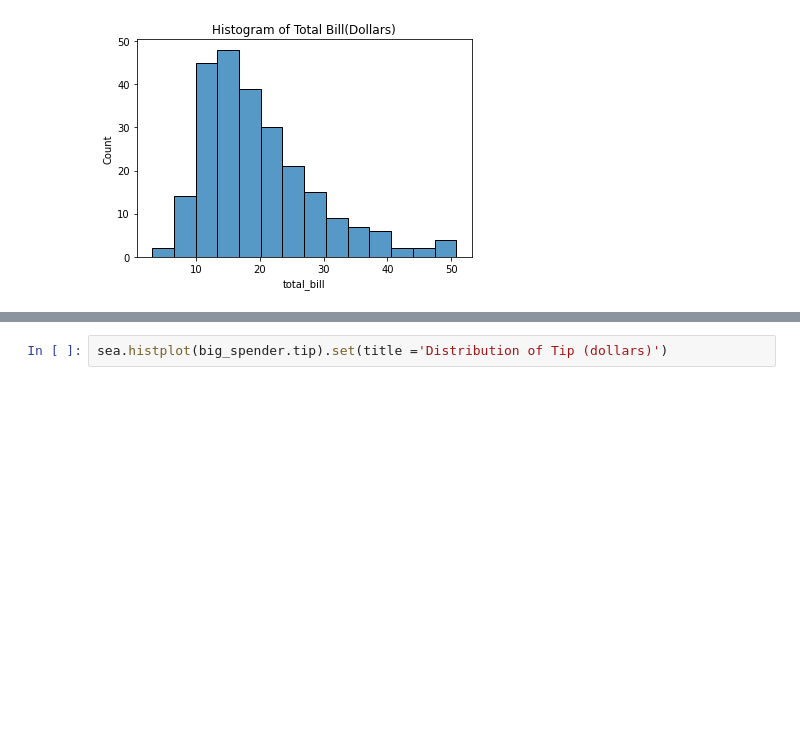
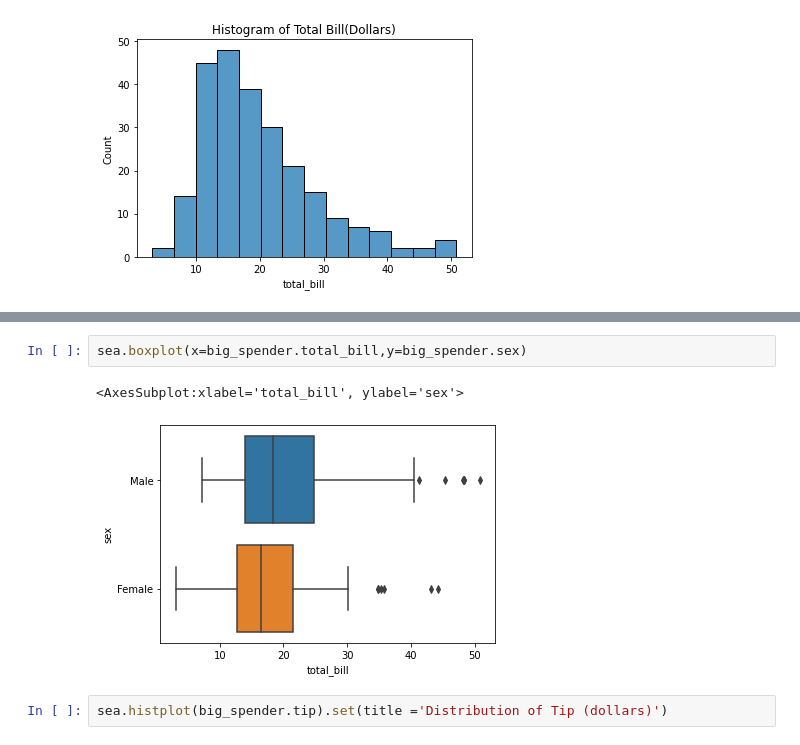
Before and after one commit to davidjayjackson/python-pandas-seaborn, a Jupyter notebook: python_pandas_intro.ipynb, the cells around one changed output, grey strips where cells are left out. Cells and saved outputs as stored; diff of their text form; blank space fills up the shorter version.

```diff
--- a/python_pandas_intro.ipynb
+++ b/python_pandas_intro.ipynb
@@ -69,3 +77,8 @@ sea.histplot(big_spender.total_bill).set(title ='Histogram of Total Bill(Dollars
+# %%
+sea.boxplot(x=big_spender.total_bill,y=big_spender.sex)
+# %% [output]
+<AxesSubplot:xlabel='total_bill', ylabel='sex'>
+[figure, added]
 # %%
 sea.histplot(big_spender.tip).set(title ='Distribution of Tip (dollars)')
 # %% [output]
```
Also changed, not shown: parts of 10 cells of this notebook.
